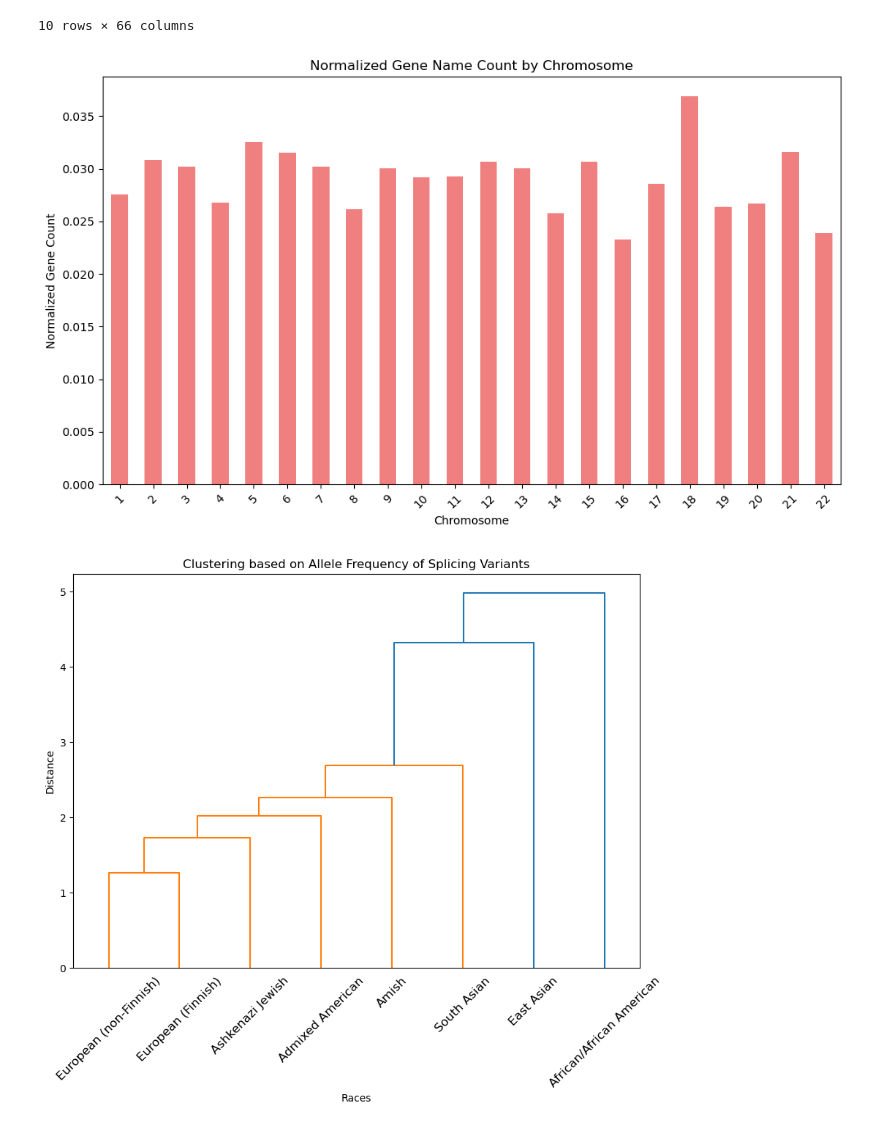
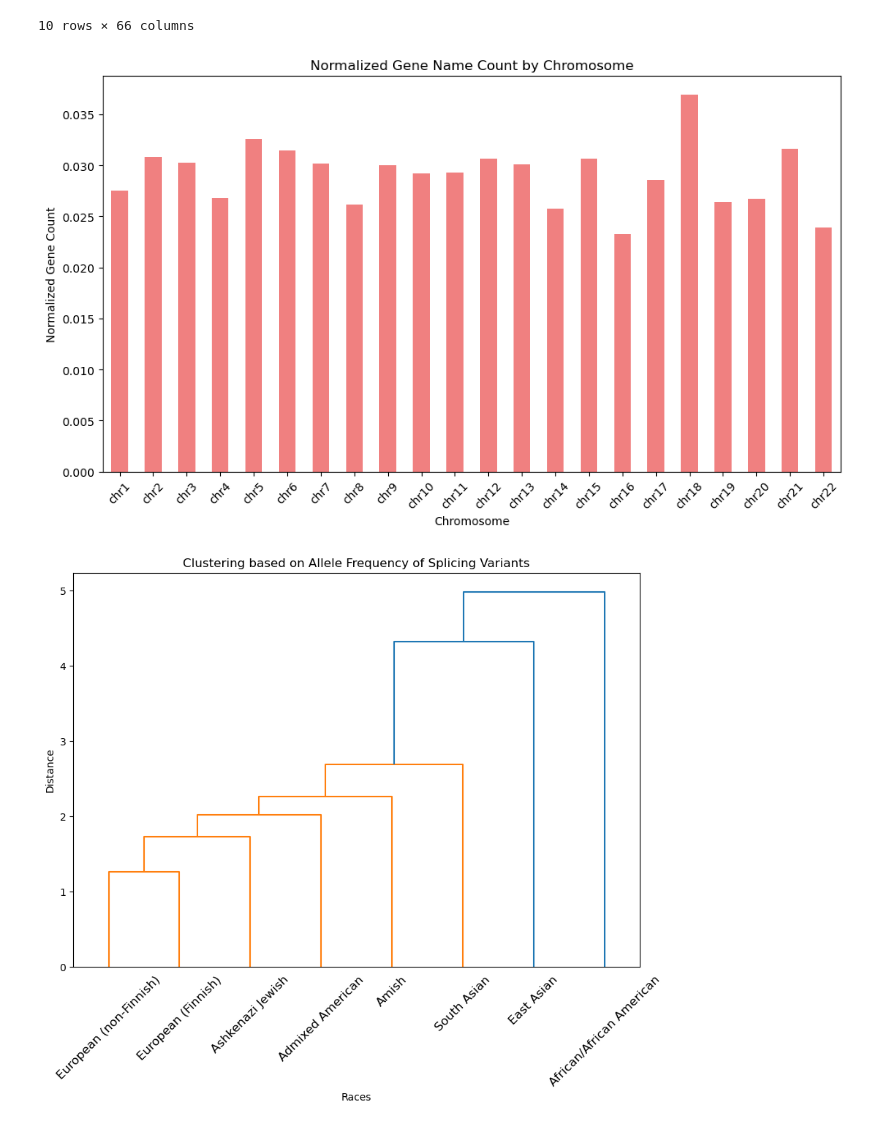
Before and after one commit to yuxinsun-wpi/gnomRegulatory, a Jupyter notebook: gnomad-chr-all.ipynb, the cells around one changed output. Drawn from its saved outputs; the diff is of its cells as text; code cells hidden in the pictures.

```diff
--- a/gnomad-chr-all.ipynb
+++ b/gnomad-chr-all.ipynb
@@ -46,38 +46,37 @@ gnom_df.head(10)
 # %%
 import pandas as pd
 import matplotlib.pyplot as plt
 
 # Group by 'chromo' and count the number of variants (rows) for each chromosome
 variants_by_chromo = gnom_df.groupby('chromo').size()
 
 # Group by 'chromo' and count the number of unique gene names for each chromosome
 genename_count_by_chromo = gnom_df.groupby('chromo')['genename'].nunique()
 
 # Normalize gene name counts by the number of variants for each chromosome
 normalized_gene_count = genename_count_by_chromo / variants_by_chromo
 
 # Extract the numeric part of chromosome labels for sorting
 chromosome_numeric = normalized_gene_count.index.str.extract(r'(\d+)$')[0].astype(int)
 
-# Sort both normalized gene count and chromosome labels by the extracted numeric part
-normalized_gene_count.index = chromosome_numeric
-normalized_gene_count = normalized_gene_count.sort_index()
+# Sort by the numeric values but retain the original 'chromo' labels
+normalized_gene_count = normalized_gene_count.iloc[chromosome_numeric.argsort()]
 
-# Plot the normalized gene name count by chromosome
+# Plot the normalized gene name count by chromosome (with original labels)
 plt.figure(figsize=(10, 6))
 normalized_gene_count.plot(kind='bar', color='lightcoral')
 
 # Add labels and title
 plt.title('Normalized Gene Name Count by Chromosome')
 plt.xlabel('Chromosome')
 plt.ylabel('Normalized Gene Count')
 
-# Show the plot
+# Show the plot with original 'chr' labels
 plt.xticks(rotation=45)
 plt.tight_layout()
 plt.show()
 # %% [output]
-[figure, old version]
+[figure, new version]
 # %%
 gnom_df['Allele Frequency Admixed American']  = gnom_df['Allele Count Admixed American'] / gnom_df['Allele Number Admixed American']
 
```
